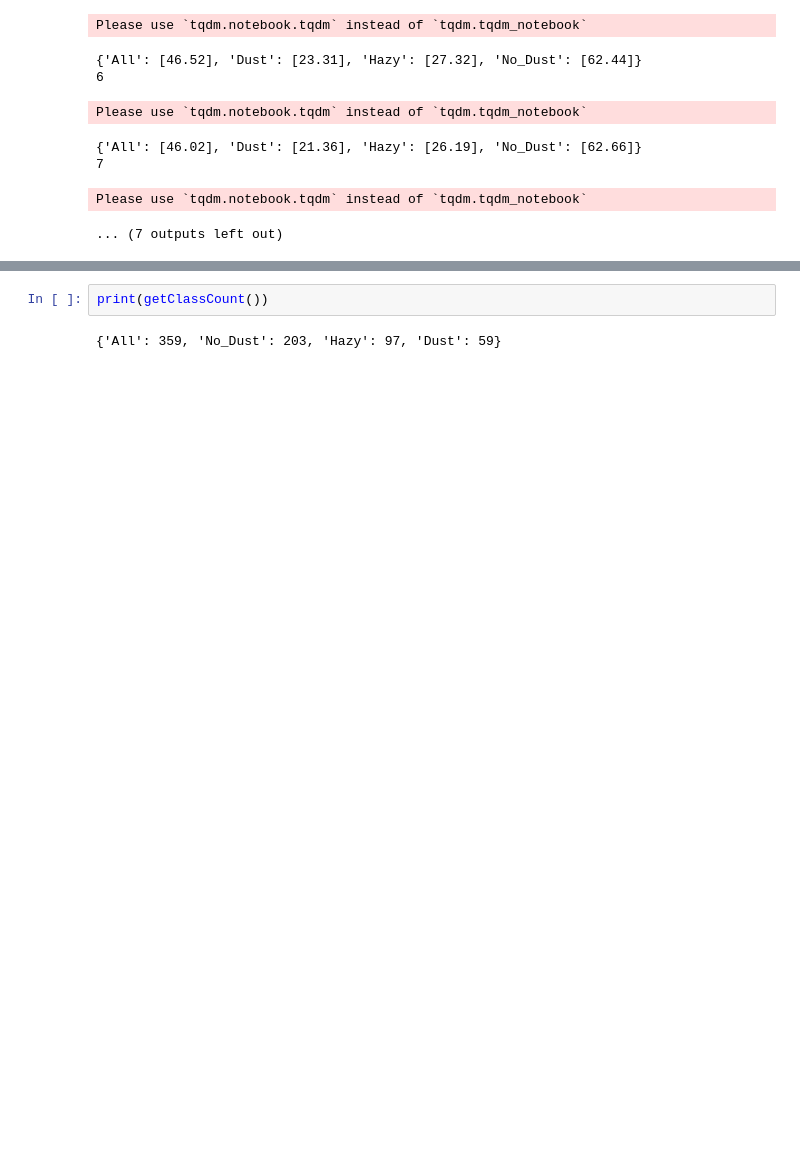
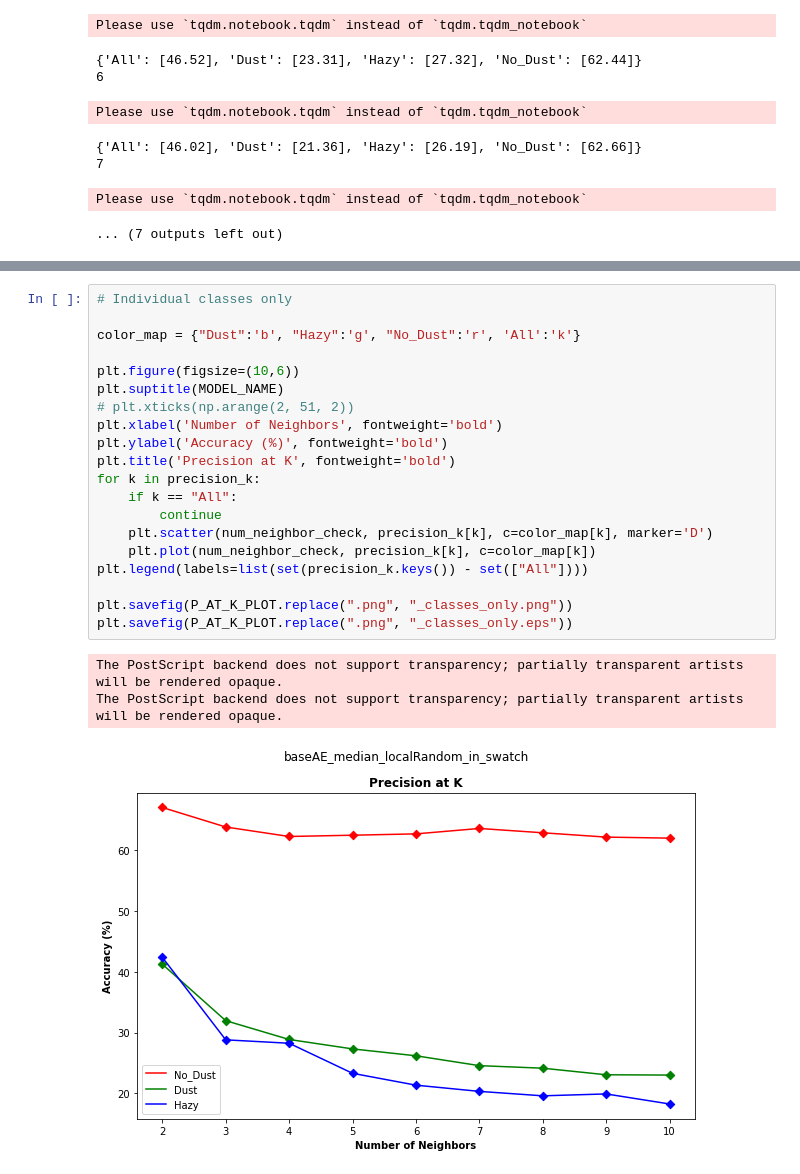
Before and after one commit to satyarth934/FDL2020_KnowledgeDiscoveryFramework, a Jupyter notebook: notebooks/Evaluation_P_at_K_MODIS.ipynb, the cells around one changed output, grey strips where cells are left out. Saved outputs shown, nothing was run; the diff lists cells and outputs as text; blank space fills up the shorter version.

```diff
--- a/notebooks/Evaluation_P_at_K_MODIS.ipynb
+++ b/notebooks/Evaluation_P_at_K_MODIS.ipynb
@@ -259,5 +253,25 @@ plt.savefig(P_AT_K_PLOT)
 [figure]
-# %%
-print(getClassCount())
-# %% [output]
-{'All': 359, 'No_Dust': 203, 'Hazy': 97, 'Dust': 59}
+# %%
+# Individual classes only
+
+color_map = {"Dust":'b', "Hazy":'g', "No_Dust":'r', 'All':'k'}
+
+plt.figure(figsize=(10,6))
+plt.suptitle(MODEL_NAME)
+# plt.xticks(np.arange(2, 51, 2))
+plt.xlabel('Number of Neighbors', fontweight='bold')
+plt.ylabel('Accuracy (%)', fontweight='bold')
+plt.title('Precision at K', fontweight='bold')
+for k in precision_k:
+    if k == "All":
+        continue
+    plt.scatter(num_neighbor_check, precision_k[k], c=color_map[k], marker='D')
+    plt.plot(num_neighbor_check, precision_k[k], c=color_map[k])
+plt.legend(labels=list(set(precision_k.keys()) - set(["All"])))
+
+plt.savefig(P_AT_K_PLOT.replace(".png", "_classes_only.png"))
+plt.savefig(P_AT_K_PLOT.replace(".png", "_classes_only.eps"))
+# %% [output]
+The PostScript backend does not support transparency; partially transparent artists will be rendered opaque.
+The PostScript backend does not support transparency; partially transparent artists will be rendered opaque.
+[figure, added]
```
Also changed, not shown: parts of 2 cells of this notebook, 2 other files.
